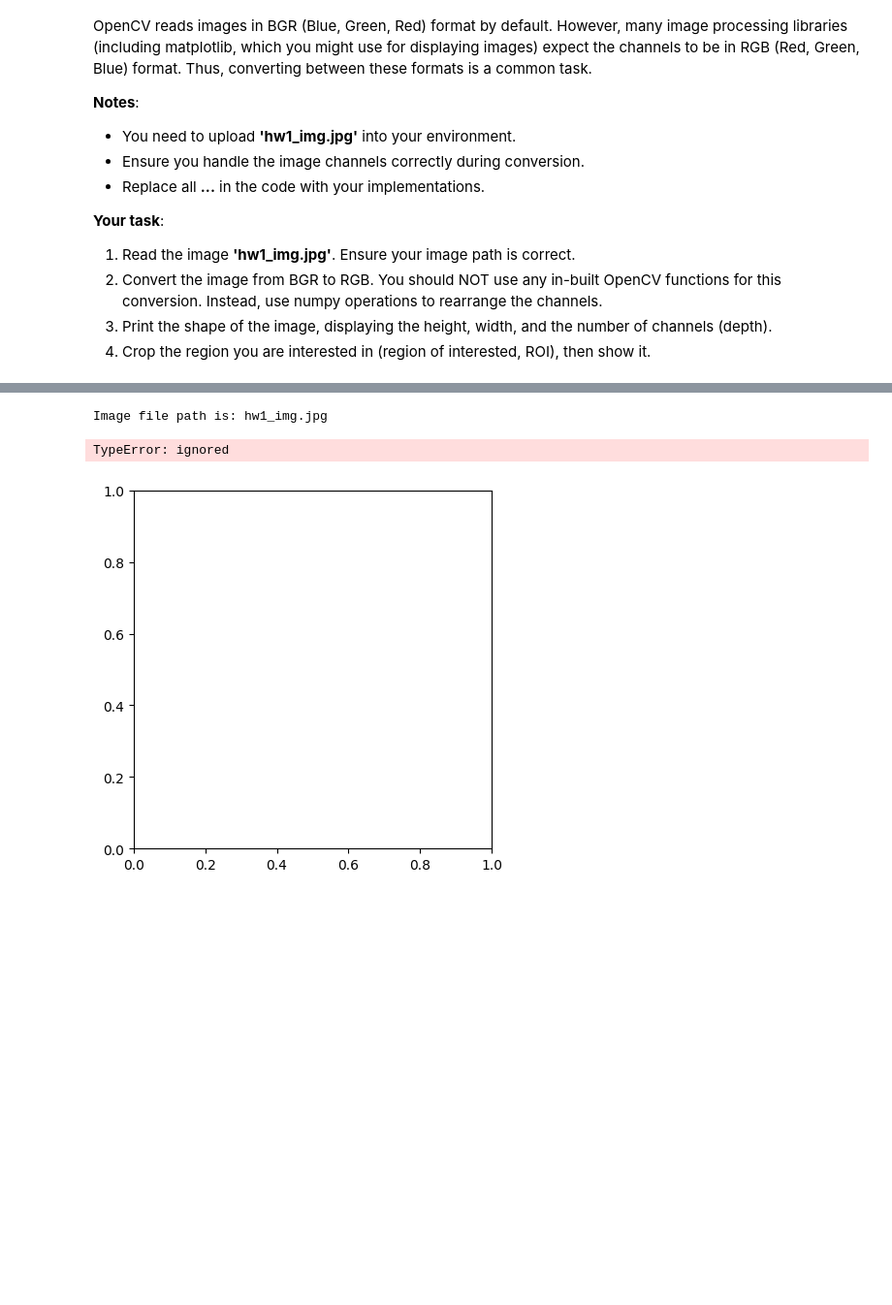
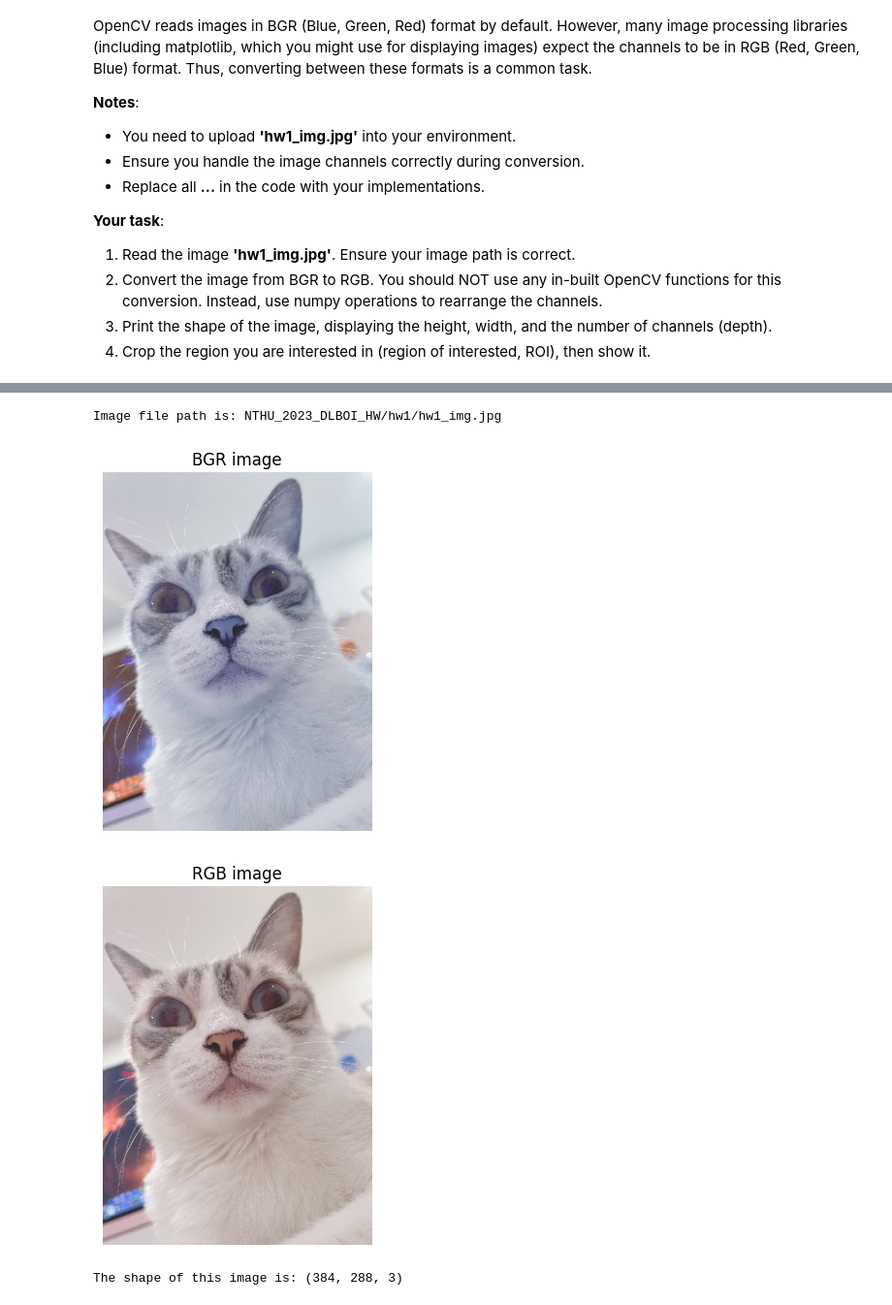
Before and after one commit to Frank497/HW, a Jupyter notebook: hw1/hw1.ipynb, the cells around one changed output, grey strips where cells are left out. Shown at 97% size. Saved outputs shown, nothing was run; the diff lists cells and outputs as text; code cells hidden in the pictures; blank space fills up the shorter version.

```diff
--- a/hw1/hw1.ipynb
+++ b/hw1/hw1.ipynb
@@ -384,37 +392,38 @@ import cv2
 import matplotlib.pyplot as plt
 
 # Step 1: Specify the path to your image file
-image_path = "hw1_img.jpg"
+image_path = "NTHU_2023_DLBOI_HW/hw1/hw1_img.jpg"
 
 print(f'Image file path is: {image_path}')
 
 # Read the image using cv2
 img = cv2.imread(image_path)
 
 # Display the BGR image
 plt.imshow(img)
 plt.title('BGR image')
 plt.axis('off')
 plt.show()
 
 # Step 2: Convert the BGR image to RGB using numpy
-image_rgb = img[...]
+image_rgb = img[:,:,[2,1,0]]
 
 # Display the RGB image
 plt.imshow(image_rgb)
 plt.title('RGB image')
 plt.axis('off')
 plt.show()
 
 # Step 3: Print the shape of the RGB image
-print(f'The shape of this image is: {...}')
+print(f'The shape of this image is: {img.shape}')
 
 # Step 4 Display the cropped image.
-plt.imshow(image_rgb[...])
+plt.imshow(image_rgb[96:192,40:102,:])
 plt.title('Cropped image')
 plt.axis('off')
 plt.show()
 # %% [output]
-Image file path is: hw1_img.jpg
+Image file path is: NTHU_2023_DLBOI_HW/hw1/hw1_img.jpg
+[figure, new version]
+[figure, added]
-TypeError: ignored
+The shape of this image is: (384, 288, 3)
-[figure, old version]
```
Also changed, not shown: parts of 2 cells of this notebook.
